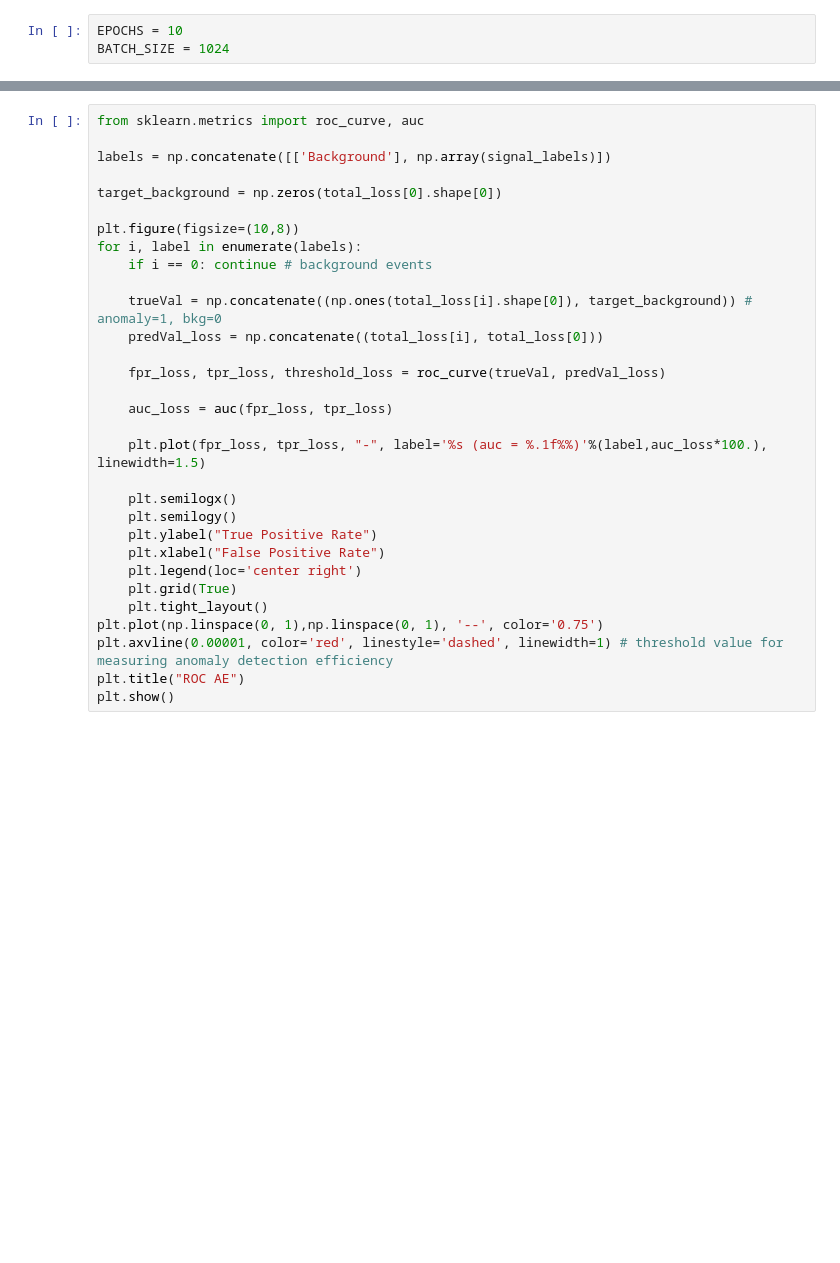
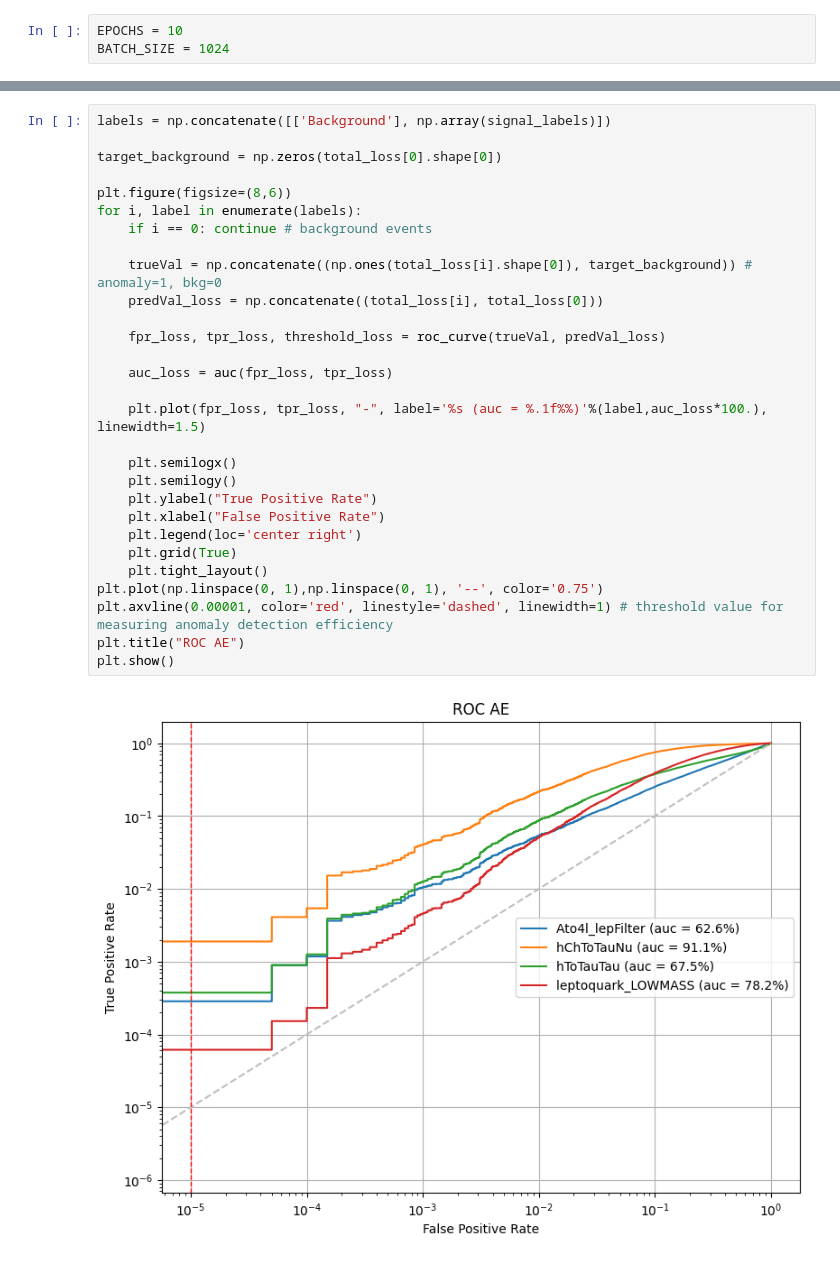
Before and after one commit to nat611/MScDissertation, a Jupyter notebook: autoencoder_1.ipynb, the cells around one changed output, grey strips where cells are left out. Cells and saved outputs as stored; diff of their text form; blank space fills up the shorter version.

```diff
--- a/autoencoder_1.ipynb
+++ b/autoencoder_1.ipynb
@@ -204,31 +259,31 @@ plt.show()
 # %%
-from sklearn.metrics import roc_curve, auc
-
 labels = np.concatenate([['Background'], np.array(signal_labels)])
 
 target_background = np.zeros(total_loss[0].shape[0])
 
-plt.figure(figsize=(10,8))
+plt.figure(figsize=(8,6))
 for i, label in enumerate(labels):
     if i == 0: continue # background events
 
     trueVal = np.concatenate((np.ones(total_loss[i].shape[0]), target_background)) # anomaly=1, bkg=0
     predVal_loss = np.concatenate((total_loss[i], total_loss[0]))
 
     fpr_loss, tpr_loss, threshold_loss = roc_curve(trueVal, predVal_loss)
 
     auc_loss = auc(fpr_loss, tpr_loss)
 
     plt.plot(fpr_loss, tpr_loss, "-", label='%s (auc = %.1f%%)'%(label,auc_loss*100.), linewidth=1.5)
 
     plt.semilogx()
     plt.semilogy()
     plt.ylabel("True Positive Rate")
     plt.xlabel("False Positive Rate")
     plt.legend(loc='center right')
     plt.grid(True)
     plt.tight_layout()
 plt.plot(np.linspace(0, 1),np.linspace(0, 1), '--', color='0.75')
 plt.axvline(0.00001, color='red', linestyle='dashed', linewidth=1) # threshold value for measuring anomaly detection efficiency
 plt.title("ROC AE")
 plt.show()
+# %% [output]
+[figure, added]
```
Also changed, not shown: parts of 14 cells of this notebook.
